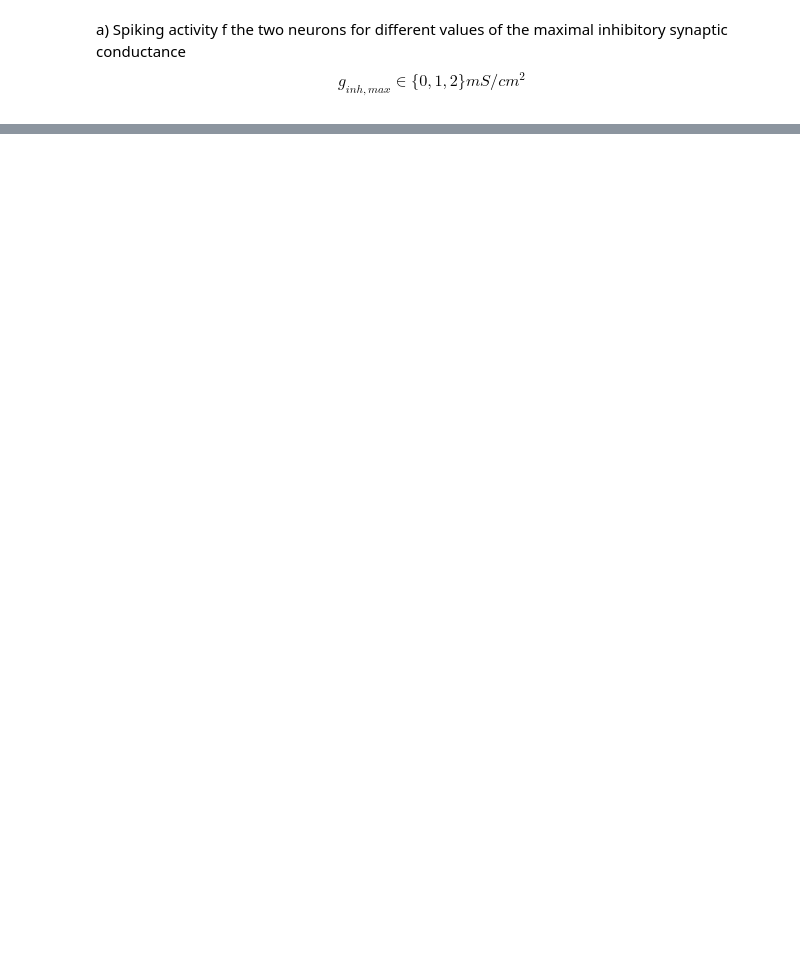
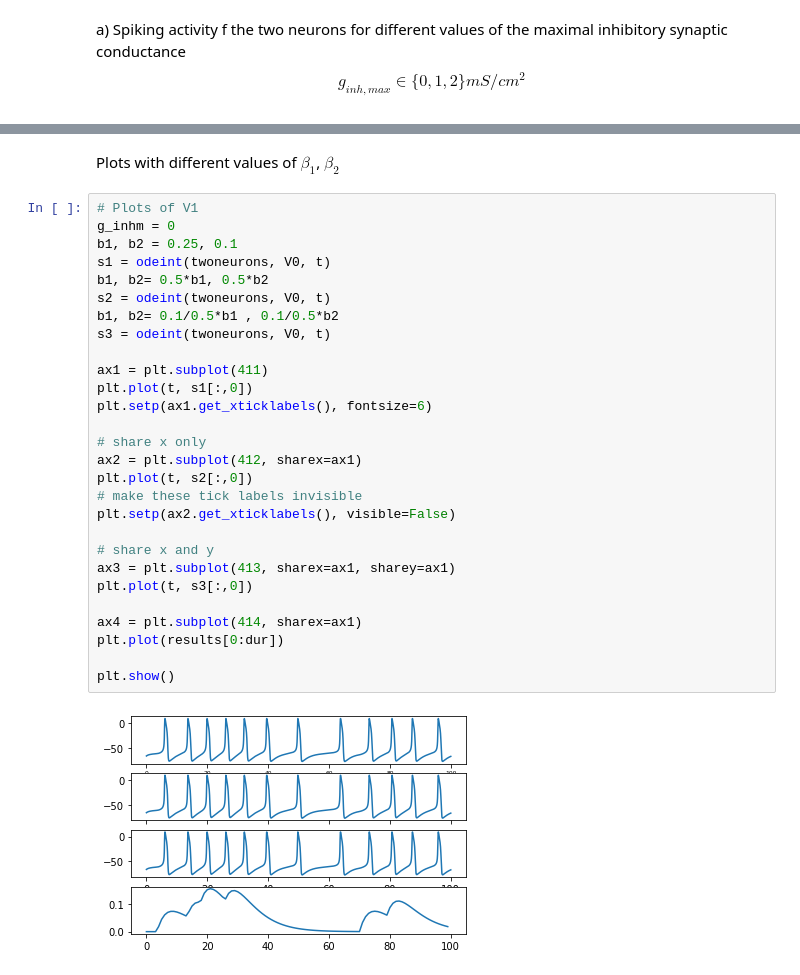
Before and after one commit to jaumecolomhernandez/mmb-mathneuroscience2, a Jupyter notebook: conductance-based-network-dimitri.ipynb, the cells around one changed output, grey strips where cells are left out. Saved outputs shown, nothing was run; the diff lists cells and outputs as text; blank space fills up the shorter version.

```diff
--- a/conductance-based-network-dimitri.ipynb
+++ b/conductance-based-network-dimitri.ipynb
@@ -313,0 +362,32 @@ plt.show()
+# %% [markdown]
+Plots with different values of $\beta_{1}$, $\beta_{2}$
+# %%
+# Plots of V1
+g_inhm = 0
+b1, b2 = 0.25, 0.1
+s1 = odeint(twoneurons, V0, t)
+b1, b2= 0.5*b1, 0.5*b2
+s2 = odeint(twoneurons, V0, t)
+b1, b2= 0.1/0.5*b1 , 0.1/0.5*b2
+s3 = odeint(twoneurons, V0, t)
+
+ax1 = plt.subplot(411)
+plt.plot(t, s1[:,0])
+plt.setp(ax1.get_xticklabels(), fontsize=6)
+
+# share x only
+ax2 = plt.subplot(412, sharex=ax1)
+plt.plot(t, s2[:,0])
+# make these tick labels invisible
+plt.setp(ax2.get_xticklabels(), visible=False)
+
+# share x and y
+ax3 = plt.subplot(413, sharex=ax1, sharey=ax1)
+plt.plot(t, s3[:,0])
+
+ax4 = plt.subplot(414, sharex=ax1)
+plt.plot(results[0:dur])
+
+plt.show()
+# %% [output]
+[figure, added]
```
Also changed, not shown: parts of 14 cells of this notebook.
